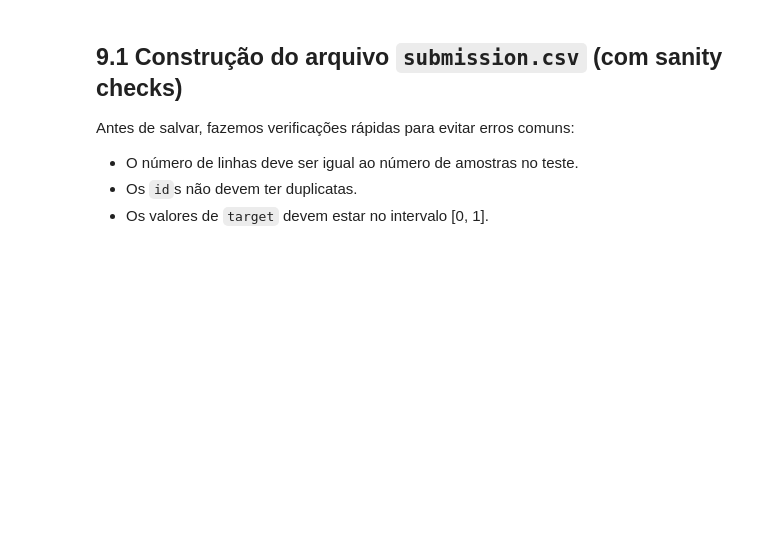
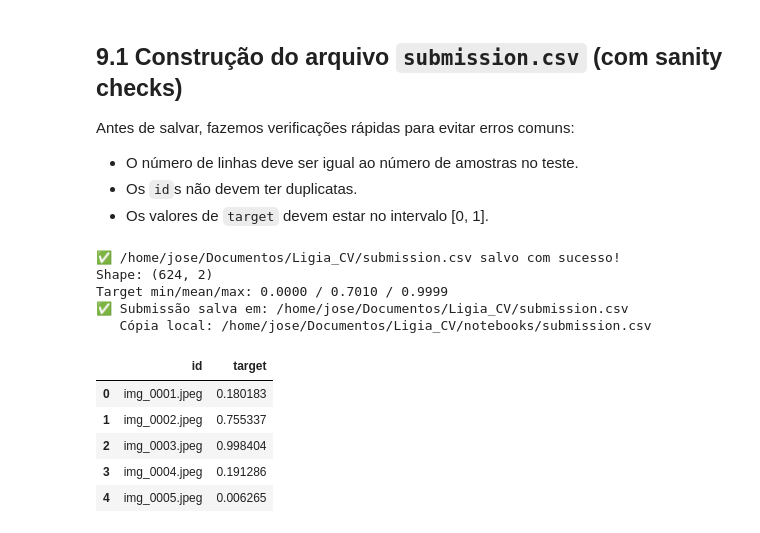
Before and after one commit to Guilhermtn/Ligia_CV, a Jupyter notebook: notebooks/competicao.ipynb, the cells around one changed output. Drawn from its saved outputs; the diff is of its cells as text; code cells hidden in the pictures; blank space fills up the shorter version.

```diff
--- a/notebooks/competicao.ipynb
+++ b/notebooks/competicao.ipynb
@@ -709,16 +753,3 @@ Usaremos a EfficientNet-B0 pré-treinada. Substituímos a camada final para prod
 
 Essa configuração é adequada para classificação binária com `BCEWithLogitsLoss`,
 que aplica internamente a sigmoide de forma numericamente estável.
-# %%
-import torchvision.models as models
-import torch.nn as nn
-
-def build_model():
-    # Carrega EfficientNet-B0 pré-treinada
-    model = models.efficientnet_b0(weights=models.EfficientNet_B0_Weights.IMAGENET1K_V1)
-
-    # Troca a camada final para saída binária (1 logit)
-    in_features = model.classifier[1].in_features
-    model.classifier[1] = nn.Linear(in_features, 1)
-
-    return model
@@ -1497,0 +1415,39 @@ print("Target min/mean/max:",
+# %%
+# 9.1 Gerar submission.csv usando save_submission do src.inference
+#
+# A função save_submission já inclui sanity checks:
+# - Verifica IDs duplicados
+# - Verifica valores de target em [0, 1]
+# - Exibe estatísticas da submissão
+
+# Garante que temos predições para todo o teste
+assert "test_pred_mean" in globals(), \
+    "test_pred_mean não encontrado. Rode a Seção 6.5 (treinamento) ou Seção 6.6 (carregamento de modelos)."
+assert "df_test" in globals(), "df_test não encontrado. Rode a Seção 4.3."
+assert len(test_pred_mean) == len(df_test), "Quantidade de predições diferente do tamanho do df_test."
+
+# 1) Salva no diretório do projeto
+submission_path = os.path.join(PROJECT_DIR, "submission.csv")
+submission = save_submission(df_test["id"], test_pred_mean, submission_path)
+
+print(f"✅ Submissão salva em: {submission_path}")
+
+# 2) Salva também no diretório atual (útil se for diferente do PROJECT_DIR)
+local_path = os.path.abspath("submission.csv")
+if local_path != submission_path:
+    submission.to_csv(local_path, index=False)
+    print(f"   Cópia local: {local_path}")
+
+display(submission.head())
+# %% [output]
+✅ /home/jose/Documentos/Ligia_CV/submission.csv salvo com sucesso!
+Shape: (624, 2)
+Target min/mean/max: 0.0000 / 0.7010 / 0.9999
+✅ Submissão salva em: /home/jose/Documentos/Ligia_CV/submission.csv
+   Cópia local: /home/jose/Documentos/Ligia_CV/notebooks/submission.csv
+|  | id | target |
+| 0 | img_0001.jpeg | 0.180183 |
+| 1 | img_0002.jpeg | 0.755337 |
+| 2 | img_0003.jpeg | 0.998404 |
+| 3 | img_0004.jpeg | 0.191286 |
+| 4 | img_0005.jpeg | 0.006265 |
```
Also changed, not shown: parts of 46 cells of this notebook.
